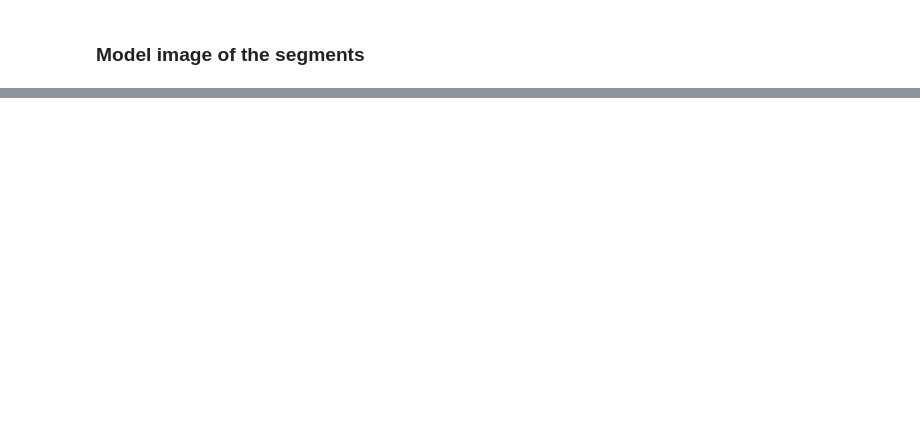
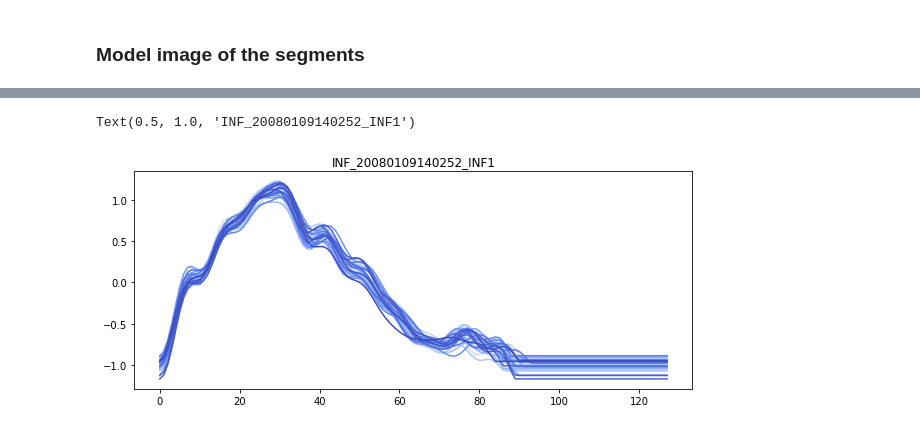
Before and after one commit to opeltre/revert, a Jupyter notebook: notebooks/pulse_extraction.ipynb, the cells around one changed output, grey strips where cells are left out. Cells and saved outputs as stored; diff of their text form; code cells hidden in the pictures; blank space fills up the shorter version.

```diff
--- a/notebooks/pulse_extraction.ipynb
+++ b/notebooks/pulse_extraction.ipynb
@@ -125,0 +148,10 @@ for i, j, cij in zip(troughs[:-1], troughs[1:], color):
+# %%
+d = torch.load("../scripts-infusion/baseline.pt")
+x = d['pulses']
+# %%
+i = 3
+rp.pulses(x[i][:32], c=torch.linspace(.5, 1, 32))
+rp.plt.title(f"{d['keys'][0]}")
+# %% [output]
+Text(0.5, 1.0, 'INF_20080109140252_INF1')
+[figure, added]
```
Also changed, not shown: parts of 17 cells of this notebook.
